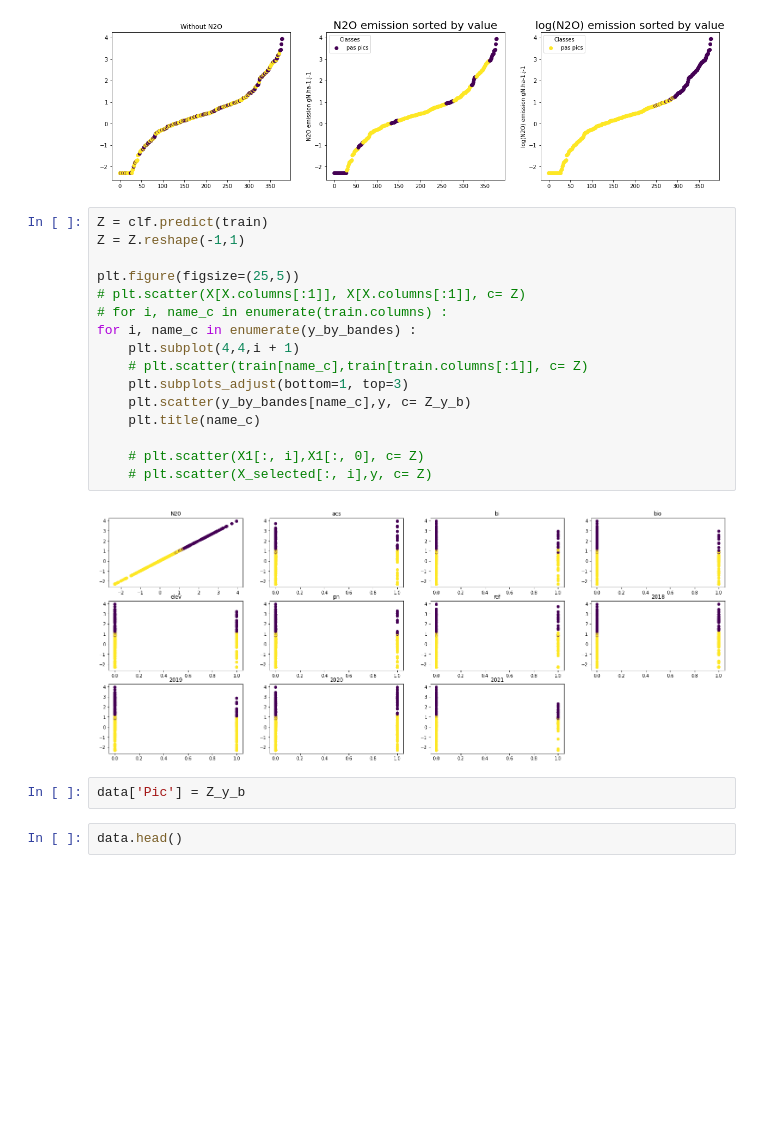
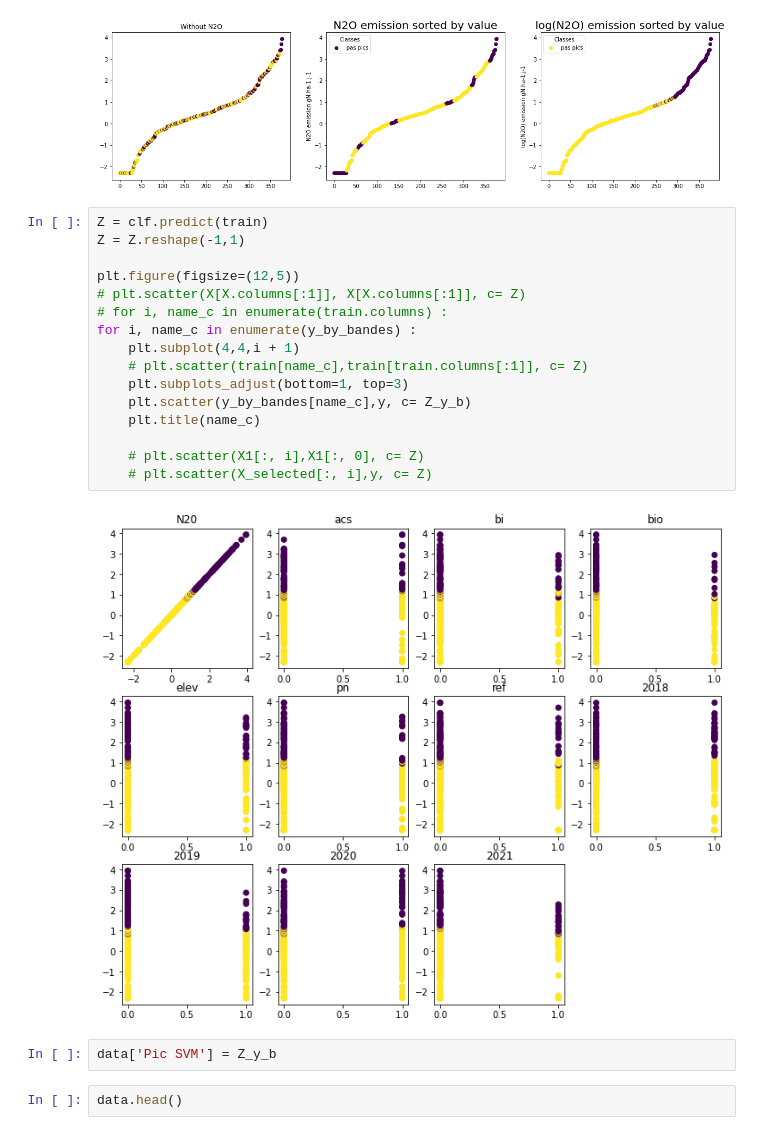
Before and after one commit to drylse/fil_rouge, a Jupyter notebook: OneClassSVM.ipynb, the cells around one changed output. Cells and saved outputs as stored; diff of their text form; blank space fills up the shorter version.

```diff
--- a/OneClassSVM.ipynb
+++ b/OneClassSVM.ipynb
@@ -105,23 +105,23 @@ plt.legend(['pas pics', 'pics'],loc="upper left", title="Classes")
 # %%
 Z = clf.predict(train)
 Z = Z.reshape(-1,1)
 
-plt.figure(figsize=(25,5))
+plt.figure(figsize=(12,5))
 # plt.scatter(X[X.columns[:1]], X[X.columns[:1]], c= Z)
 # for i, name_c in enumerate(train.columns) :
 for i, name_c in enumerate(y_by_bandes) :
     plt.subplot(4,4,i + 1)
     # plt.scatter(train[name_c],train[train.columns[:1]], c= Z)
     plt.subplots_adjust(bottom=1, top=3)
     plt.scatter(y_by_bandes[name_c],y, c= Z_y_b)
     plt.title(name_c)
 
     # plt.scatter(X1[:, i],X1[:, 0], c= Z)
     # plt.scatter(X_selected[:, i],y, c= Z)
 # %% [output]
-[figure, old version]
+[figure, new version]
 # %%
-data['Pic'] = Z_y_b
+data['Pic SVM'] = Z_y_b
 # %%
 data.head()
 # %% [output]
```
Also changed, not shown: 3 other files.
